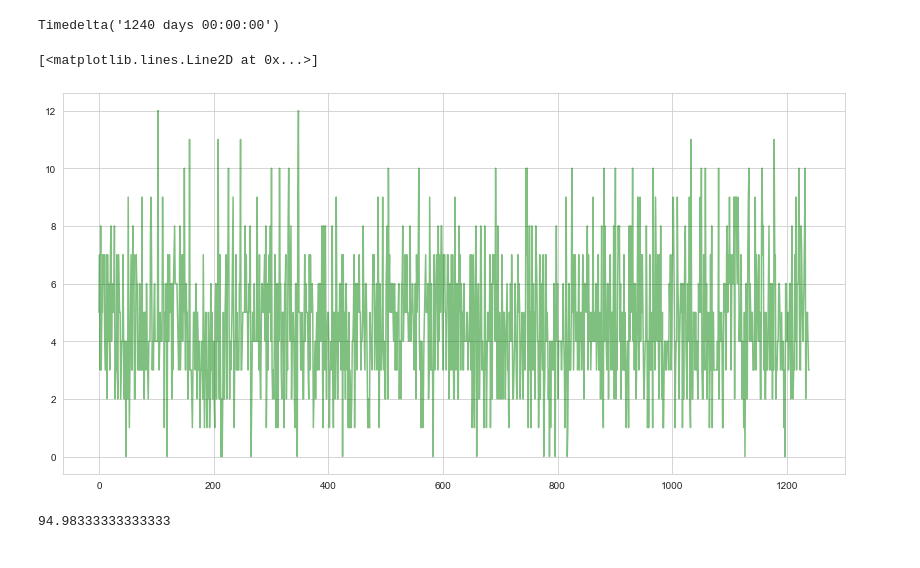
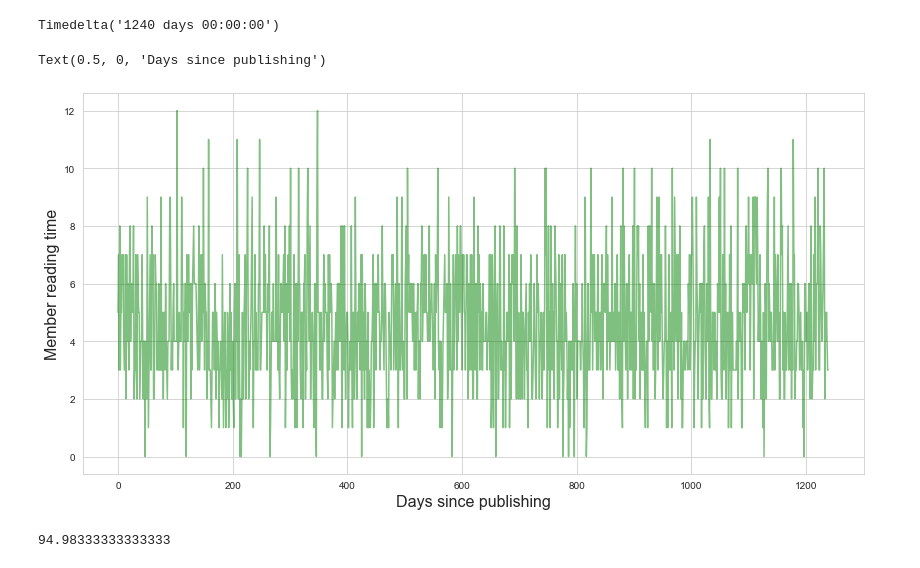
Before and after one commit to conormm/blog, a Jupyter notebook: _notebooks/2021-04-20-earnings-on-medium.ipynb, the cells around one changed output. Drawn from its saved outputs; the diff is of its cells as text; code cells hidden in the pictures.

```diff
--- a/_notebooks/2021-04-20-earnings-on-medium.ipynb
+++ b/_notebooks/2021-04-20-earnings-on-medium.ipynb
@@ -63,11 +63,13 @@ Timedelta('1240 days 00:00:00')
 # %%
 plt.figure(figsize=(14, 7))
 np.random.seed(123)
 x = np.clip(sm.add_constant(np.random.poisson(lam=4.61, size=1240)), 0, np.Inf)
 plt.plot(x[:, 1], c="green", alpha=.5)
+plt.ylabel("Member reading time", fontsize=16)
+plt.xlabel("Days since publishing", fontsize=16)
 # %% [output]
-[<matplotlib.lines.Line2D at 0x...>]
+Text(0.5, 0, 'Days since publishing')
-[figure, old version]
+[figure, new version]
 # %%
 x[:, 1].sum()/60
 # %% [output]
```
Also changed, not shown: parts of 2 cells of this notebook.
